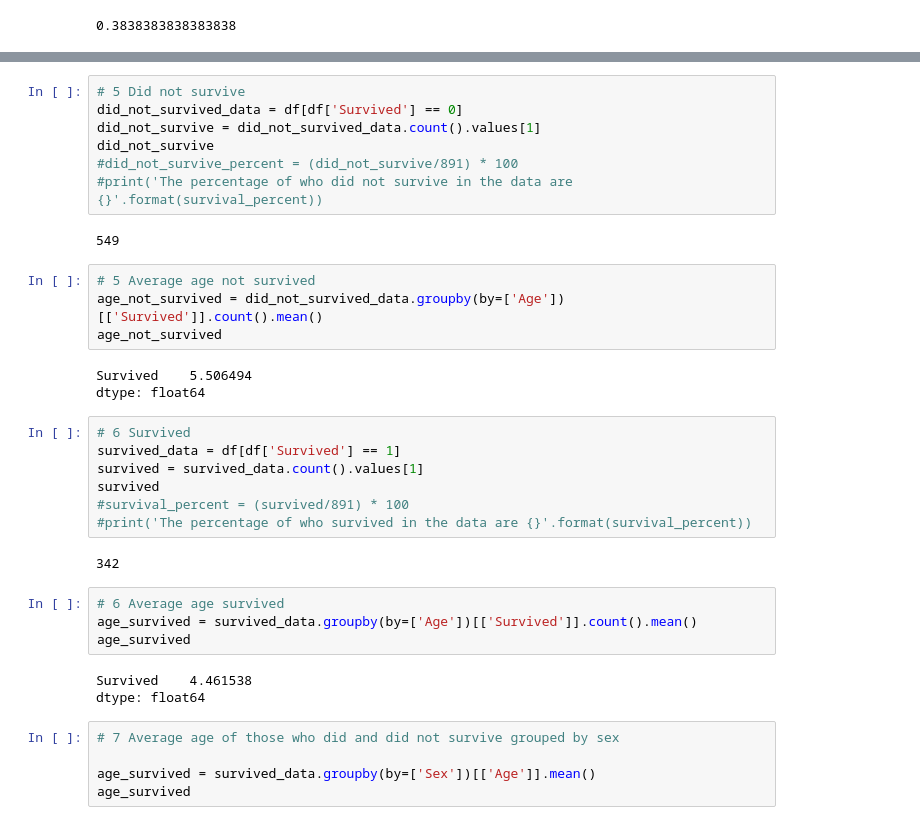
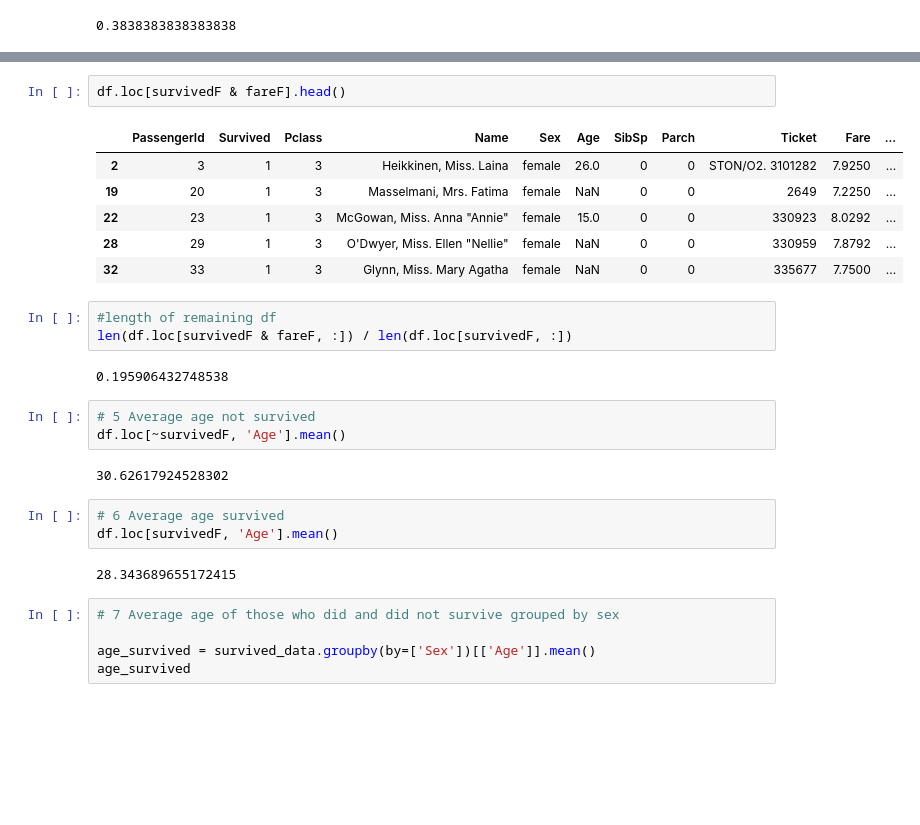
Before and after one commit to vjbarayuga/Week2-Pandas-for-Data-Manipulation-CodingDojo, a Jupyter notebook: TitanicDatasetAnalysis.ipynb, the cells around one changed output, grey strips where cells are left out. Cells and saved outputs as stored; diff of their text form; blank space fills up the shorter version.

```diff
--- a/TitanicDatasetAnalysis.ipynb
+++ b/TitanicDatasetAnalysis.ipynb
@@ -101,35 +100,27 @@ dtype: float64
-# %%
-# 5 Did not survive
-did_not_survived_data = df[df['Survived'] == 0]
-did_not_survive = did_not_survived_data.count().values[1]
-did_not_survive
-#did_not_survive_percent = (did_not_survive/891) * 100
-#print('The percentage of who did not survive in the data are {}'.format(survival_percent))
-# %% [output]
-549
+# %%
+df.loc[survivedF & fareF].head()
+# %% [output]
+|  | PassengerId | Survived | Pclass | Name | Sex | Age | SibSp | Parch | Ticket | Fare | ... |
+| 2 | 3 | 1 | 3 | Heikkinen, Miss. Laina | female | 26.0 | 0 | 0 | STON/O2. 3101282 | 7.9250 | ... |
+| 19 | 20 | 1 | 3 | Masselmani, Mrs. Fatima | female | NaN | 0 | 0 | 2649 | 7.2250 | ... |
+| 22 | 23 | 1 | 3 | McGowan, Miss. Anna "Annie" | female | 15.0 | 0 | 0 | 330923 | 8.0292 | ... |
+| 28 | 29 | 1 | 3 | O'Dwyer, Miss. Ellen "Nellie" | female | NaN | 0 | 0 | 330959 | 7.8792 | ... |
+| 32 | 33 | 1 | 3 | Glynn, Miss. Mary Agatha | female | NaN | 0 | 0 | 335677 | 7.7500 | ... |
+# %%
+#length of remaining df
+len(df.loc[survivedF & fareF, :]) / len(df.loc[survivedF, :])
+# %% [output]
+0.195906432748538
 # %%
 # 5 Average age not survived
-age_not_survived = did_not_survived_data.groupby(by=['Age'])[['Survived']].count().mean()
-age_not_survived
+df.loc[~survivedF, 'Age'].mean()
 # %% [output]
-Survived    5.506494
-dtype: float64
+30.62617924528302
-# %%
-# 6 Survived
-survived_data = df[df['Survived'] == 1]
-survived = survived_data.count().values[1]
-survived
-#survival_percent = (survived/891) * 100
-#print('The percentage of who survived in the data are {}'.format(survival_percent))
-# %% [output]
-342
 # %%
 # 6 Average age survived
-age_survived = survived_data.groupby(by=['Age'])[['Survived']].count().mean()
-age_survived
+df.loc[survivedF, 'Age'].mean()
 # %% [output]
-Survived    4.461538
-dtype: float64
+28.343689655172415
 # %%
 # 7 Average age of those who did and did not survive grouped by sex
 
```
Also changed, not shown: parts of 10 cells of this notebook.
